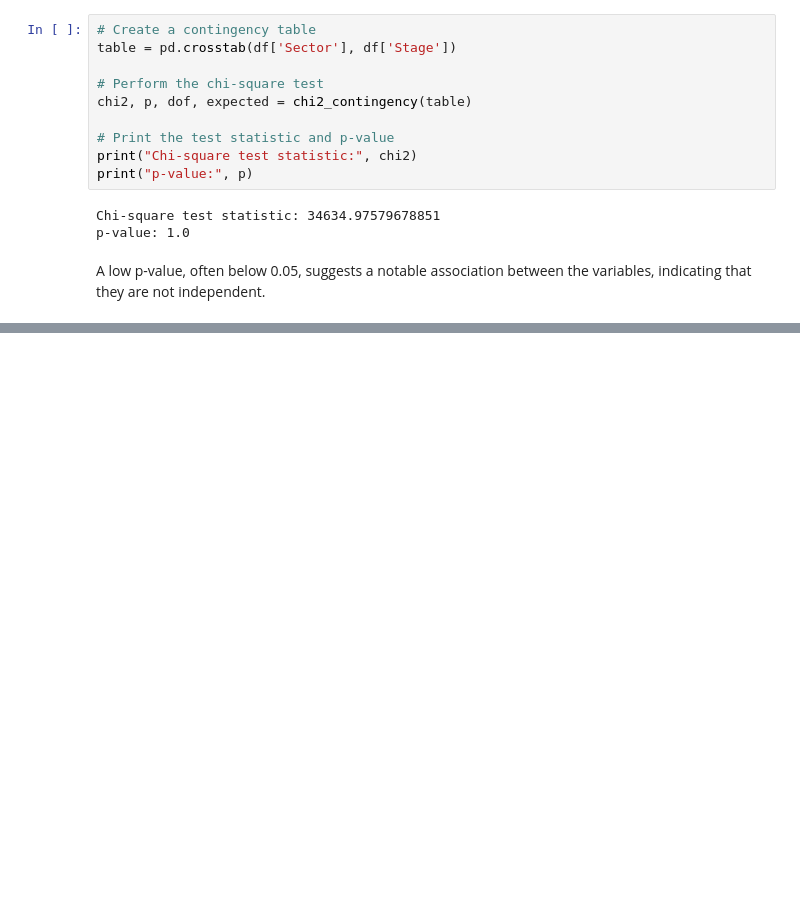
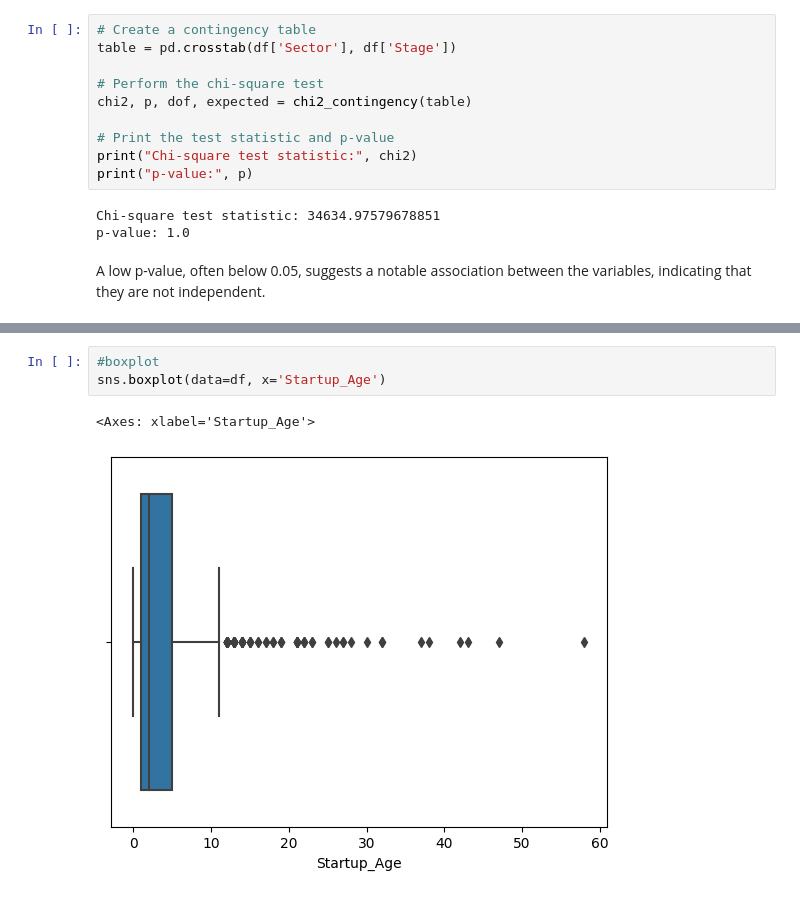
Before and after one commit to UMAR-FAWAZ/Indian_startup_funding_project, a Jupyter notebook: Indian_Startup.ipynb, the cells around one changed output, grey strips where cells are left out. Saved outputs shown, nothing was run; the diff lists cells and outputs as text; blank space fills up the shorter version.

```diff
--- a/Indian_Startup.ipynb
+++ b/Indian_Startup.ipynb
@@ -1675,0 +1702,6 @@ A low p-value, often below 0.05, suggests a notable association between the vari
+# %%
+#boxplot
+sns.boxplot(data=df, x='Startup_Age')
+# %% [output]
+<Axes: xlabel='Startup_Age'>
+[figure, added]
```
Also changed, not shown: parts of 6 cells of this notebook.
